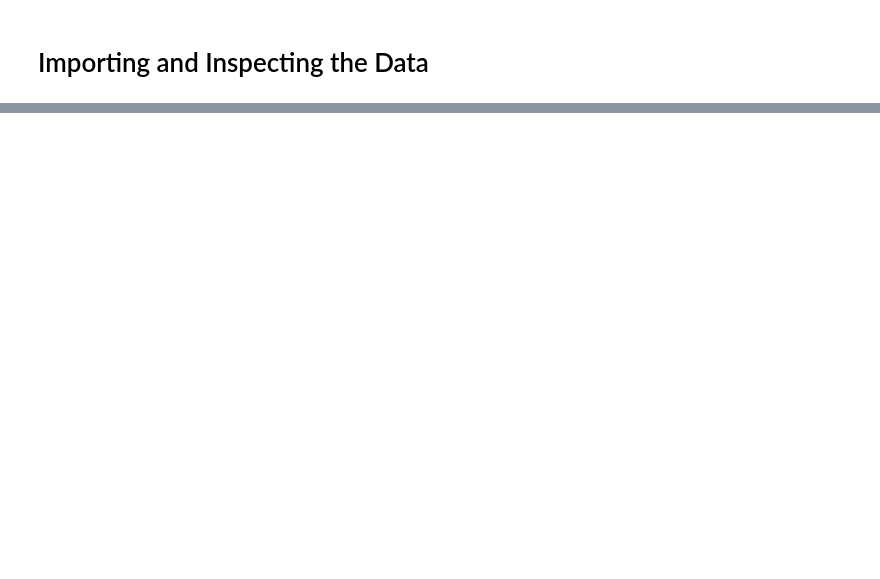
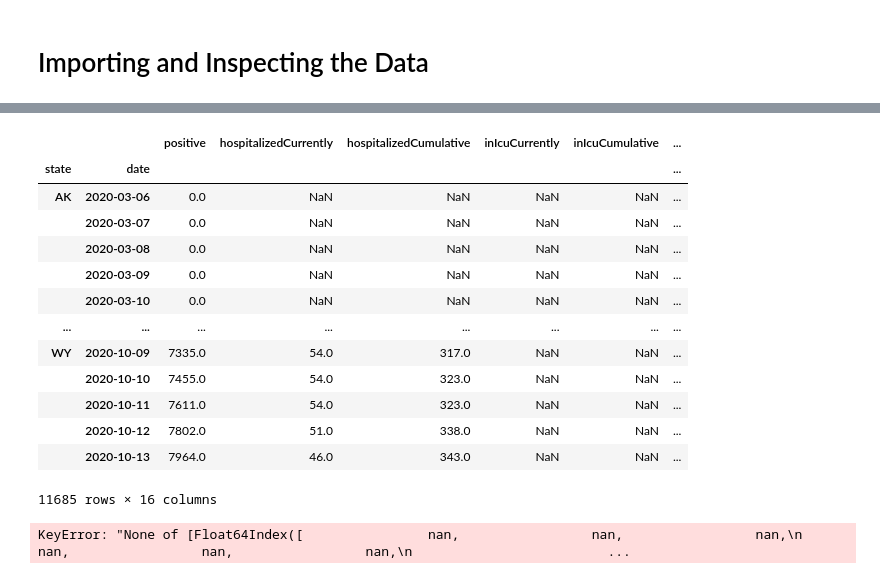
Before and after one commit to emilbello/COVID-19-Tracker, a Jupyter notebook: TimeSeries.ipynb, the cells around one changed output, grey strips where cells are left out. Cells and saved outputs as stored; diff of their text form; code cells hidden in the pictures; blank space fills up the shorter version.

```diff
--- a/TimeSeries.ipynb
+++ b/TimeSeries.ipynb
@@ -183,0 +419,22 @@ See the caveats in the documentation: https://pandas.pydata.org/pandas-docs/stab
+# %%
+covid_indexed['positiveRollingAvg'] = covid_indexed.groupby(level=0)['positiveIncrease'].rolling(window=7).mean().values
+covid_indexed
+# %% [output]
+|  |  | positive | hospitalizedCurrently | hospitalizedCumulative | inIcuCurrently | inIcuCumulative | ... |
+| state | date |  |  |  |  |  | ... |
+| AK | 2020-03-06 | 0.0 | NaN | NaN | NaN | NaN | ... |
+|  | 2020-03-07 | 0.0 | NaN | NaN | NaN | NaN | ... |
+|  | 2020-03-08 | 0.0 | NaN | NaN | NaN | NaN | ... |
+|  | 2020-03-09 | 0.0 | NaN | NaN | NaN | NaN | ... |
+|  | 2020-03-10 | 0.0 | NaN | NaN | NaN | NaN | ... |
+| ... | ... | ... | ... | ... | ... | ... | ... |
+| WY | 2020-10-09 | 7335.0 | 54.0 | 317.0 | NaN | NaN | ... |
+|  | 2020-10-10 | 7455.0 | 54.0 | 323.0 | NaN | NaN | ... |
+|  | 2020-10-11 | 7611.0 | 54.0 | 323.0 | NaN | NaN | ... |
+|  | 2020-10-12 | 7802.0 | 51.0 | 338.0 | NaN | NaN | ... |
+|  | 2020-10-13 | 7964.0 | 46.0 | 343.0 | NaN | NaN | ... |
+11685 rows × 16 columns
+# %%
+covid_indexed.loc[:, covid_indexed['positiveRollingAvg']]
+# %% [output]
+KeyError: "None of [Float64Index([                nan,                 nan,                 nan,\n                              nan,                 nan,                 nan,\n                         ...
```
Also changed, not shown: parts of 50 cells of this notebook.
